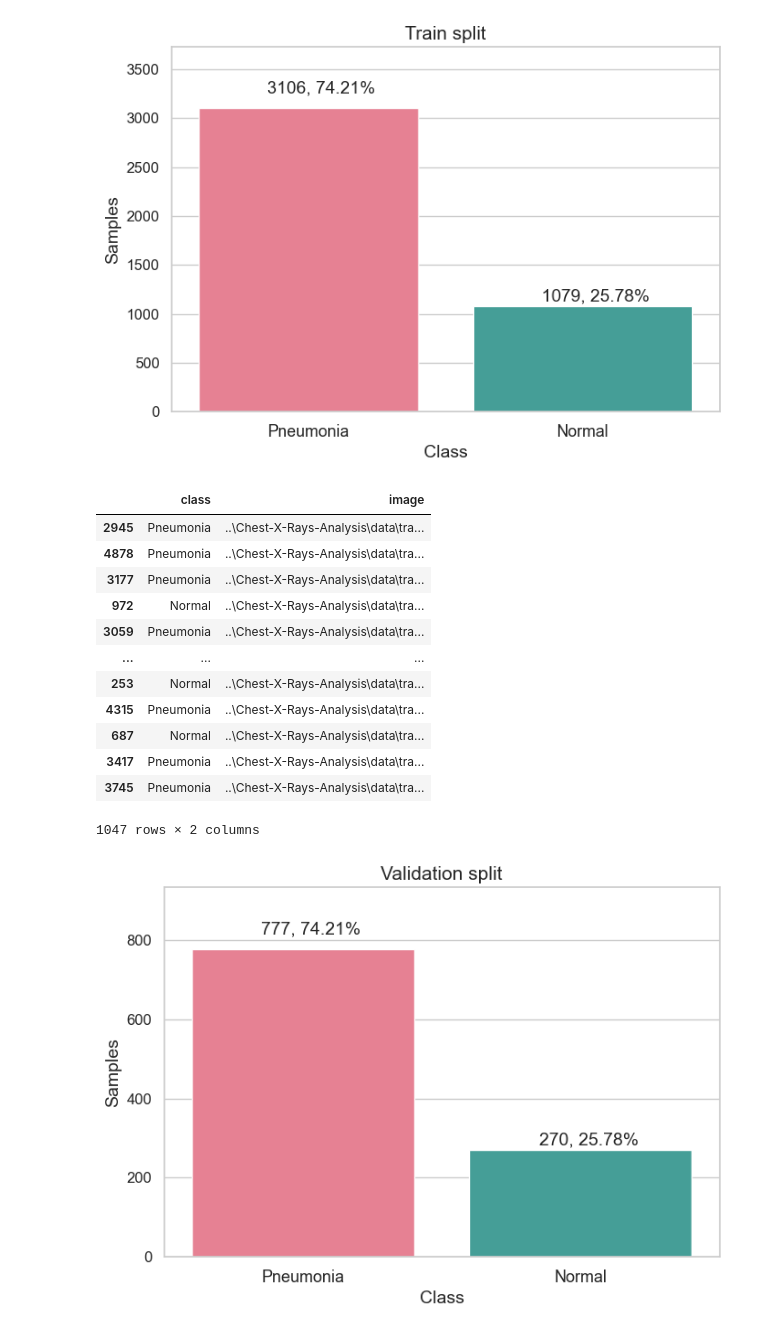
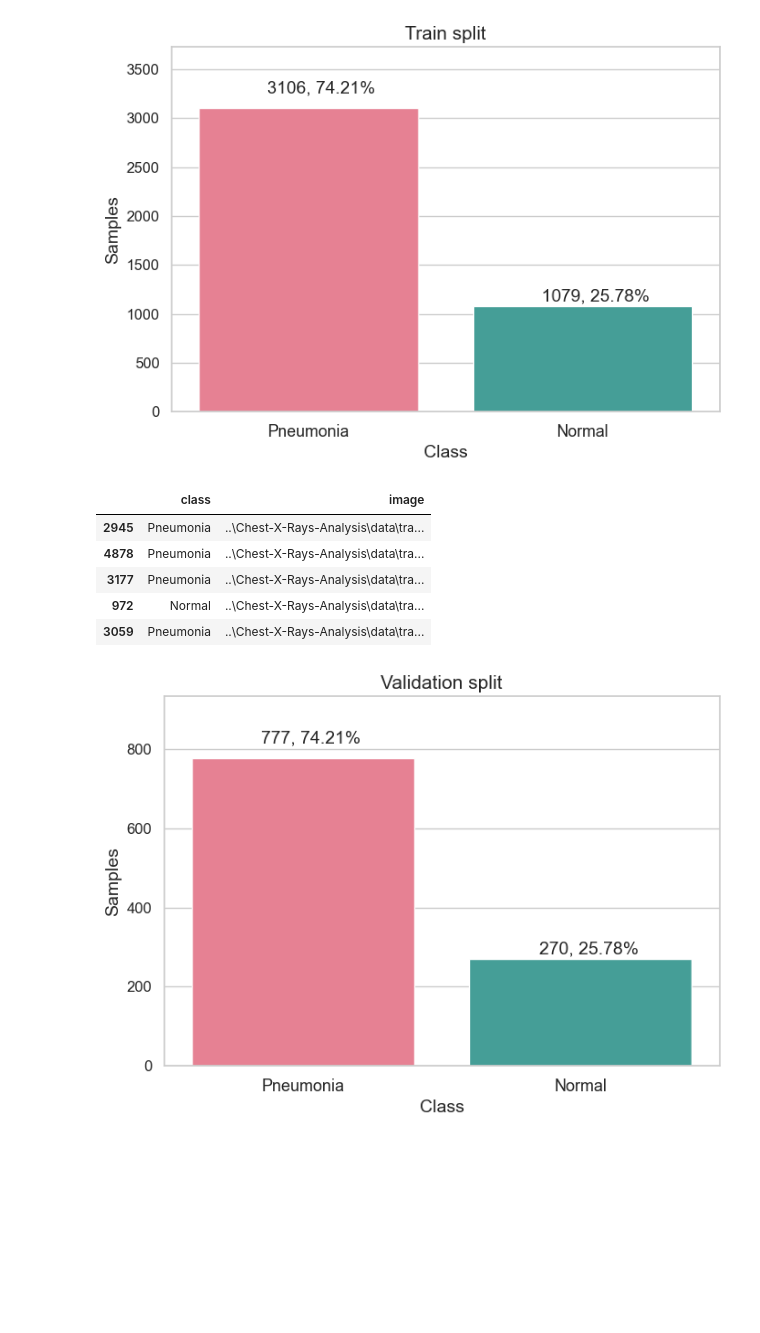
Before and after one commit to P-Pikula/Chest-X-Rays-Analysis, a Jupyter notebook: Chest-X-Rays-Analysis.ipynb, the cells around one changed output. Drawn from its saved outputs; the diff is of its cells as text; code cells hidden in the pictures; blank space fills up the shorter version.

```diff
--- a/Chest-X-Rays-Analysis.ipynb
+++ b/Chest-X-Rays-Analysis.ipynb
@@ -253,21 +269,14 @@ plot_distribution_by(train_df, "class", "Train split")
 # %% [output]
 [figure]
 # %%
-val_df
+val_df.head()
 # %% [output]
 |  | class | image |
 | 2945 | Pneumonia | ..\Chest-X-Rays-Analysis\data\tra... |
 | 4878 | Pneumonia | ..\Chest-X-Rays-Analysis\data\tra... |
 | 3177 | Pneumonia | ..\Chest-X-Rays-Analysis\data\tra... |
 | 972 | Normal | ..\Chest-X-Rays-Analysis\data\tra... |
 | 3059 | Pneumonia | ..\Chest-X-Rays-Analysis\data\tra... |
-| ... | ... | ... |
-| 253 | Normal | ..\Chest-X-Rays-Analysis\data\tra... |
-| 4315 | Pneumonia | ..\Chest-X-Rays-Analysis\data\tra... |
-| 687 | Normal | ..\Chest-X-Rays-Analysis\data\tra... |
-| 3417 | Pneumonia | ..\Chest-X-Rays-Analysis\data\tra... |
-| 3745 | Pneumonia | ..\Chest-X-Rays-Analysis\data\tra... |
-1047 rows × 2 columns
 # %%
 plot_distribution_by(val_df, "class", "Validation split")
 # %% [output]
```
Also changed, not shown: parts of 16 cells of this notebook.
